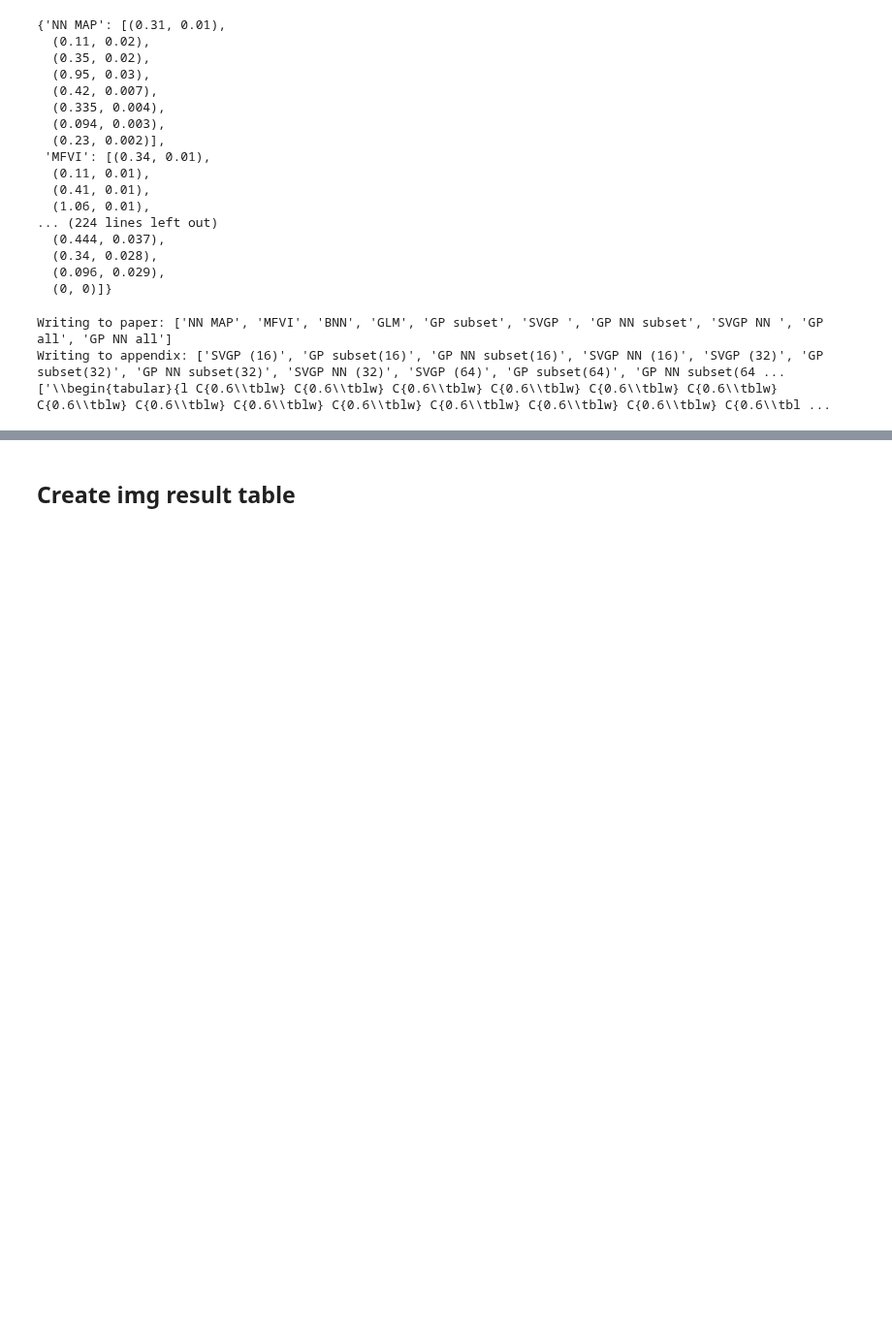
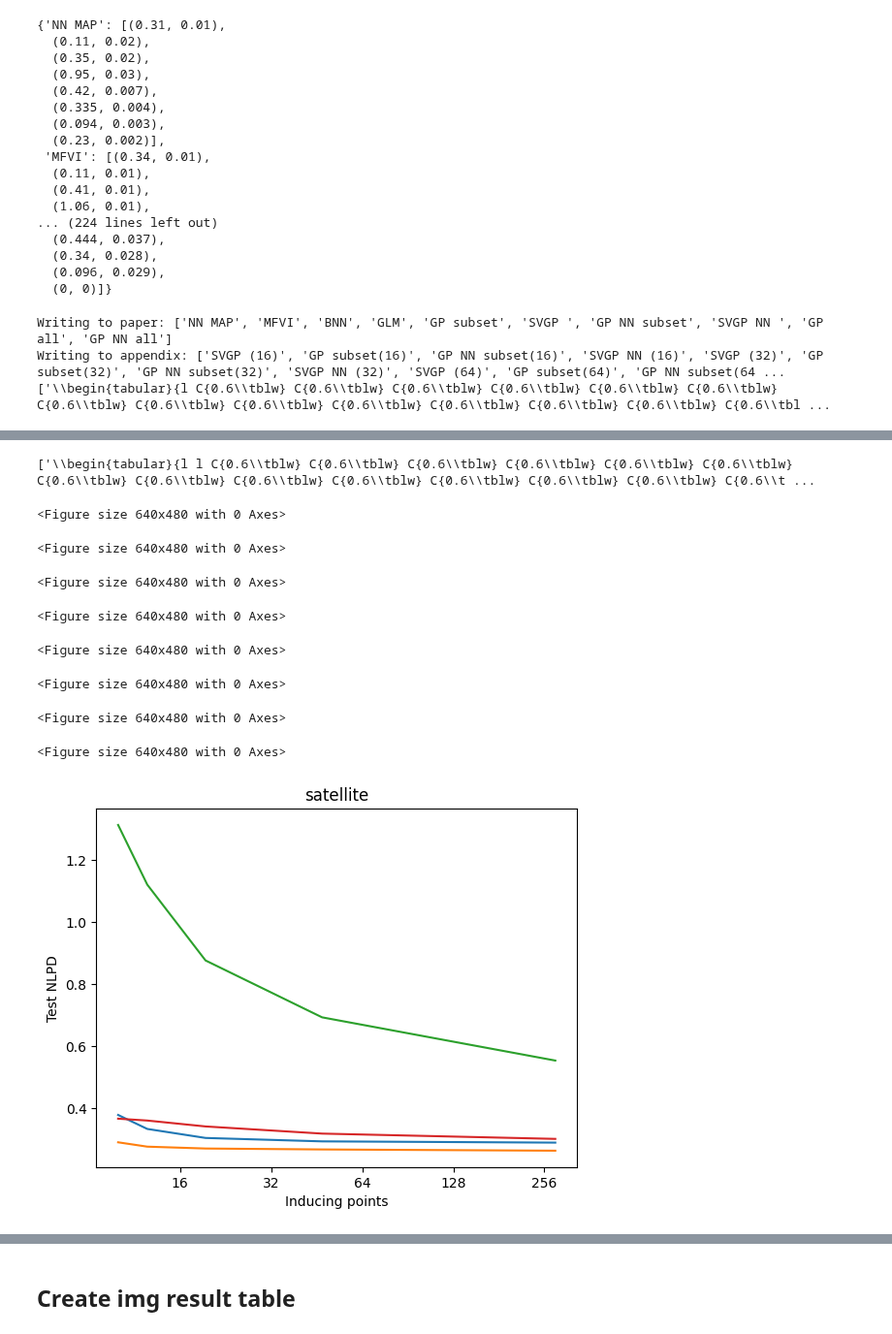
Before and after one commit to AaltoML/sfr, a Jupyter notebook: bnn-predictive/notebooks/UCI Reproduce.ipynb, the cells around one changed output, grey strips where cells are left out. Shown at 97% size. Saved outputs shown, nothing was run; the diff lists cells and outputs as text; code cells hidden in the pictures; blank space fills up the shorter version.

Commit message:
Updating UCI table formatting script

```diff
--- a/bnn-predictive/notebooks/UCI Reproduce.ipynb
+++ b/bnn-predictive/notebooks/UCI Reproduce.ipynb
@@ -307,6 +297,8 @@ for i, data_name in enumerate(data_names):
         else:
             method_key = f'{method_name}({subset_size})'
         (mean, var) = method_map[method_key][i]
+        mean = '{:.2f}'.format(mean)
+        var = '{:.3f}'.format(var)
         mean_var = f'{mean} {var}'
         line_str += r' \val{'
         line_str += str(mean)
@@ -452,0 +324,41 @@ print(np.log10(300))
+# %%
+lines = []
+lines.append(r'\begin{tabular}{l l C{0.6\tblw} C{0.6\tblw} C{0.6\tblw} C{0.6\tblw} C{0.6\tblw} C{0.6\tblw} C{0.6\tblw} C{0.6\tblw} C{0.6\tblw} C{0.6\tblw} C{0.6\tblw} C{0.6\tblw} C{0.6\tblw} C{0.6\tblw} C{0.6\tblw} C{0.6\tblw} C{0.6\tblw} C{0.6\tblw} C{0.6\tblw} C{0.6\tblw} C{0.6\tblw} C{0.6\tblw}}')
+lines.append(r'\toprule')
+header_str = ''
+pretty_names = ['SVGP', 'SVGP NN', 'GP subset', 'GP NN subset']
+for method_name in pretty_names:
+    header_str += f'& {method_name} '
+header_str += r' \\'
+lines.append(header_str)
+lines.append(r'\midrule')
+for ind_point in inducing_points[:-1]:
+
+    lines.append(r'\multirow{2}{*}{'+ str(ind_point) +'}')
+    for i, data_name in enumerate(data_names):
+        line_str = f'\sc {data_name} &'
+        for method_name in appendix_methods:
+            if str(ind_point) not in method_name:
+                continue
+            (mean, var) = method_map[method_name][i]
+            mean_var = f'{mean} {var}'
+            line_str += r' \val{'
+            line_str += str(mean)
+            line_str += '}{'
+            line_str += str(var)
+            line_str += '} &'
+        line_str = line_str[:-2]
+        line_str += r' \\'
+        lines.append(line_str)
+    lines.append(r'\midrule')
+lines.append(r'\bottomrule')
+lines.append(r'\end{tabular}')
+tex_file = 'uci_all.tex'
+os.remove(tex_file)
+with open(tex_file, 'a') as file:
+    for line in lines:
+        file.write(line+'\n')
+
+print(lines)
+# %% [output]
+['\\begin{tabular}{l l C{0.6\\tblw} C{0.6\\tblw} C{0.6\\tblw} C{0.6\\tblw} C{0.6\\tblw} C{0.6\\tblw} C{0.6\\tblw} C{0.6\\tblw} C{0.6\\tblw} C{0.6\\tblw} C{0.6\\tblw} C{0.6\\tblw} C{0.6\\tblw} C{0.6\\t ...
@@ -452,0 +396,31 @@ print(np.log10(300))
+# %%
+for dataset in nll_dict:
+    plt.clf()
+    fig, ax = plt.subplots()
+    res_array = nll_dict[dataset]
+    svgp_res = res_array[:, 0]
+    subset_res = res_array[:, 1]
+    svgp_nn_res = res_array[:, 2]
+    gp_nn_res = res_array[:, 3]
+    ind_points = inducing_points[:-1]
+    plt.plot(ind_points, svgp_res, label='SVGP')
+    plt.plot(ind_points, svgp_nn_res, label='SVGP NN')
+    plt.plot(ind_points, subset_res, label='GP subset')
+    plt.plot(ind_points, gp_nn_res, label='GP NN subset')
+    ax.set_xticklabels([0] +inducing_points[:-1])
+    plt.title(dataset)
+    plt.xlabel('Inducing points')
+    plt.ylabel('Test NLPD')
+   # plt.legend()
+    plt.savefig(f'plots/{dataset}.png', bbox_inches='tight')
+    tikzplotlib.save(f'plots/{dataset}.tex', figure=fig)
+# %% [output]
+<Figure size 640x480 with 0 Axes>
+<Figure size 640x480 with 0 Axes>
+<Figure size 640x480 with 0 Axes>
+<Figure size 640x480 with 0 Axes>
+<Figure size 640x480 with 0 Axes>
+<Figure size 640x480 with 0 Axes>
+<Figure size 640x480 with 0 Axes>
+<Figure size 640x480 with 0 Axes>
+[figure, added]
```
Also changed, not shown: parts of 21 cells of this notebook, 19 other files.
